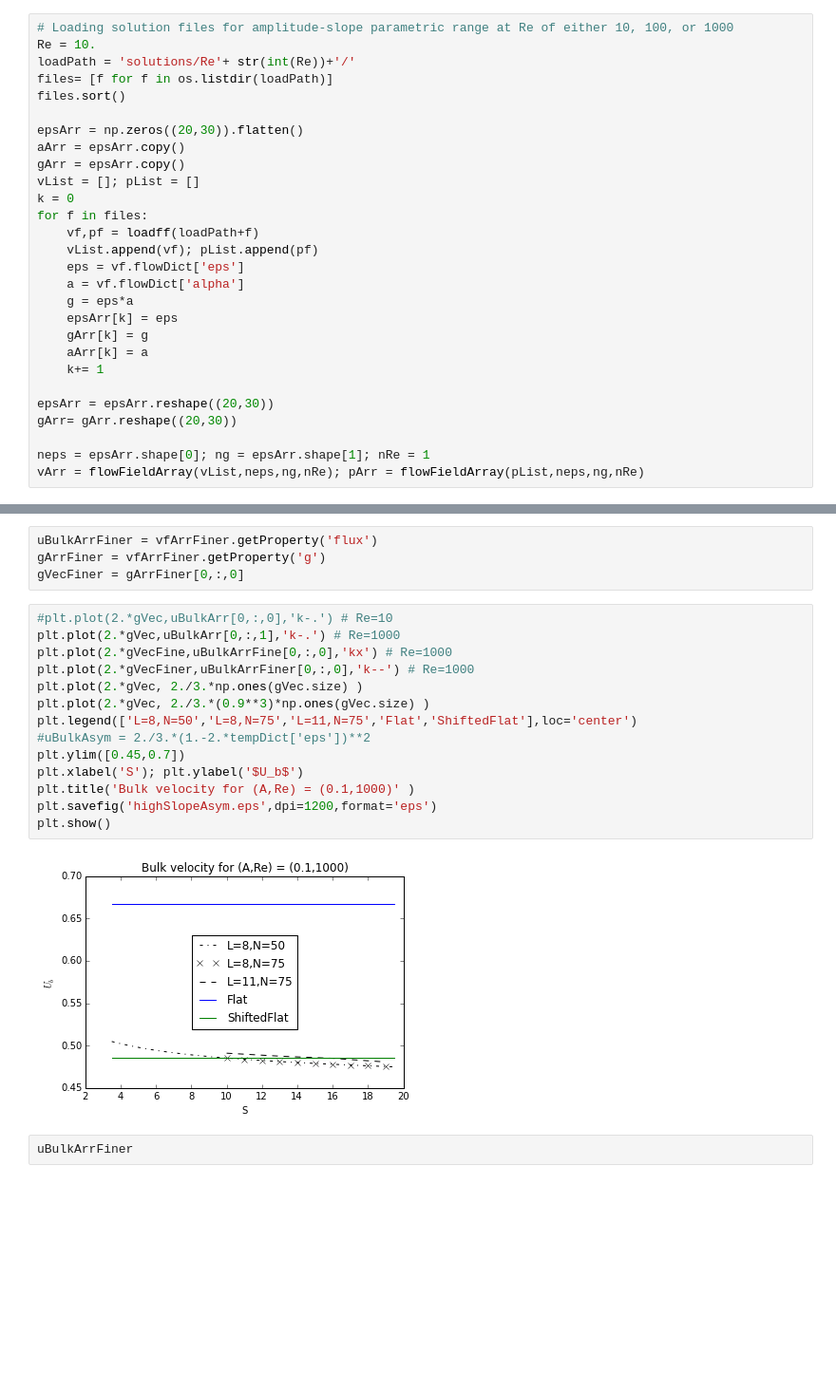
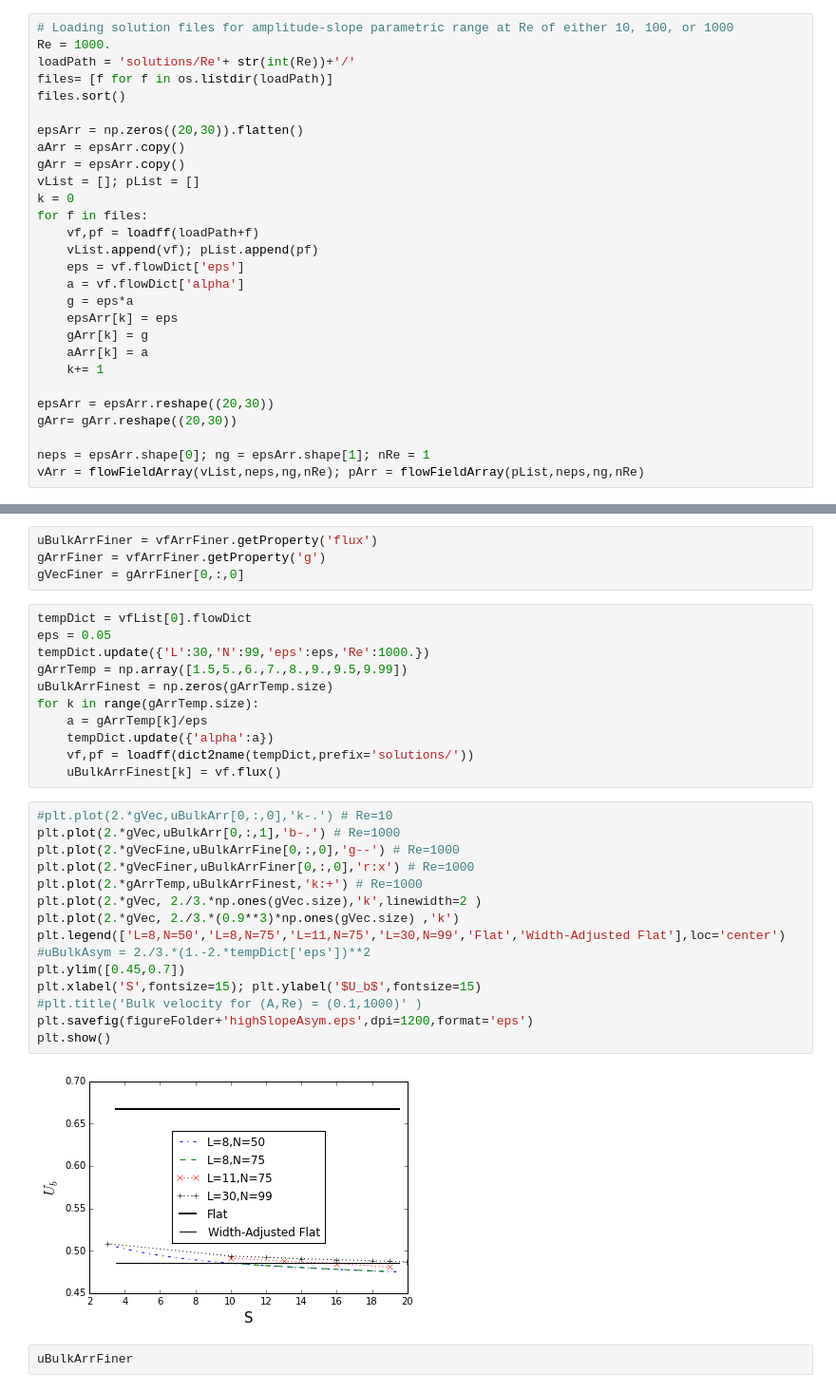
Before and after one commit to saba-vadarevu/Grooved-Channel-Flow, a Jupyter notebook: laminar.ipynb, the cells around one changed output, grey strips where cells are left out. Shown at 95% size. Saved outputs shown, nothing was run; the diff lists cells and outputs as text; blank space fills up the shorter version.

```diff
--- a/laminar.ipynb
+++ b/laminar.ipynb
@@ -48,7 +49,7 @@ for eps in epsArr:
         print('**************************************')
 # %%
 # Loading solution files for amplitude-slope parametric range at Re of either 10, 100, or 1000
-Re = 10.
+Re = 1000.
 loadPath = 'solutions/Re'+ str(int(Re))+'/'
 files= [f for f in os.listdir(loadPath)]
 files.sort()
@@ -552,22 +563,34 @@ gVecFine = gArrFine[0,:,0]
 uBulkArrFiner = vfArrFiner.getProperty('flux')
 gArrFiner = vfArrFiner.getProperty('g')
 gVecFiner = gArrFiner[0,:,0]
+# %%
+tempDict = vfList[0].flowDict
+eps = 0.05
+tempDict.update({'L':30,'N':99,'eps':eps,'Re':1000.})
+gArrTemp = np.array([1.5,5.,6.,7.,8.,9.,9.5,9.99])
+uBulkArrFinest = np.zeros(gArrTemp.size)
+for k in range(gArrTemp.size):
+    a = gArrTemp[k]/eps
+    tempDict.update({'alpha':a})
+    vf,pf = loadff(dict2name(tempDict,prefix='solutions/'))
+    uBulkArrFinest[k] = vf.flux()
 # %%
 #plt.plot(2.*gVec,uBulkArr[0,:,0],'k-.') # Re=10
-plt.plot(2.*gVec,uBulkArr[0,:,1],'k-.') # Re=1000
-plt.plot(2.*gVecFine,uBulkArrFine[0,:,0],'kx') # Re=1000
-plt.plot(2.*gVecFiner,uBulkArrFiner[0,:,0],'k--') # Re=1000
-plt.plot(2.*gVec, 2./3.*np.ones(gVec.size) )
-plt.plot(2.*gVec, 2./3.*(0.9**3)*np.ones(gVec.size) )
-plt.legend(['L=8,N=50','L=8,N=75','L=11,N=75','Flat','ShiftedFlat'],loc='center')
+plt.plot(2.*gVec,uBulkArr[0,:,1],'b-.') # Re=1000
+plt.plot(2.*gVecFine,uBulkArrFine[0,:,0],'g--') # Re=1000
+plt.plot(2.*gVecFiner,uBulkArrFiner[0,:,0],'r:x') # Re=1000
+plt.plot(2.*gArrTemp,uBulkArrFinest,'k:+') # Re=1000
+plt.plot(2.*gVec, 2./3.*np.ones(gVec.size),'k',linewidth=2 )
+plt.plot(2.*gVec, 2./3.*(0.9**3)*np.ones(gVec.size) ,'k')
+plt.legend(['L=8,N=50','L=8,N=75','L=11,N=75','L=30,N=99','Flat','Width-Adjusted Flat'],loc='center')
 #uBulkAsym = 2./3.*(1.-2.*tempDict['eps'])**2
 plt.ylim([0.45,0.7])
-plt.xlabel('S'); plt.ylabel('$U_b$')
-plt.title('Bulk velocity for (A,Re) = (0.1,1000)' )
-plt.savefig('highSlopeAsym.eps',dpi=1200,format='eps')
+plt.xlabel('S',fontsize=15); plt.ylabel('$U_b$',fontsize=15)
+#plt.title('Bulk velocity for (A,Re) = (0.1,1000)' )
+plt.savefig(figureFolder+'highSlopeAsym.eps',dpi=1200,format='eps')
 plt.show()
 # %% [output]
-[figure, old version]
+[figure, new version]
 # %%
 uBulkArrFiner
 # %% [output]
```
Also changed, not shown: parts of 63 cells of this notebook, 3 other files.
